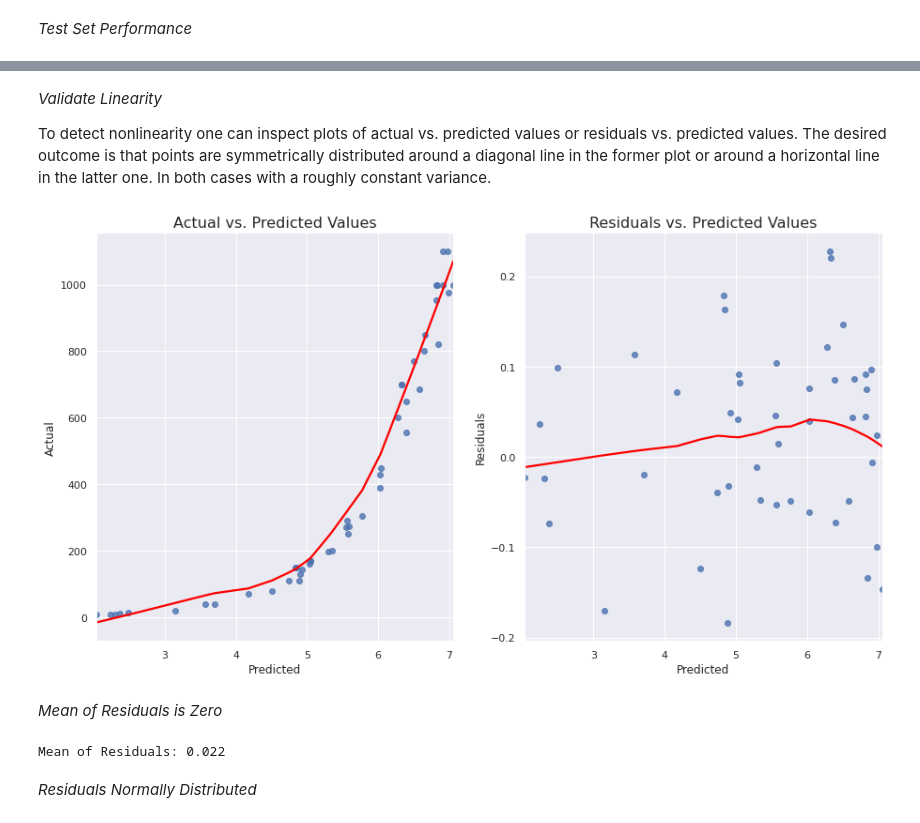
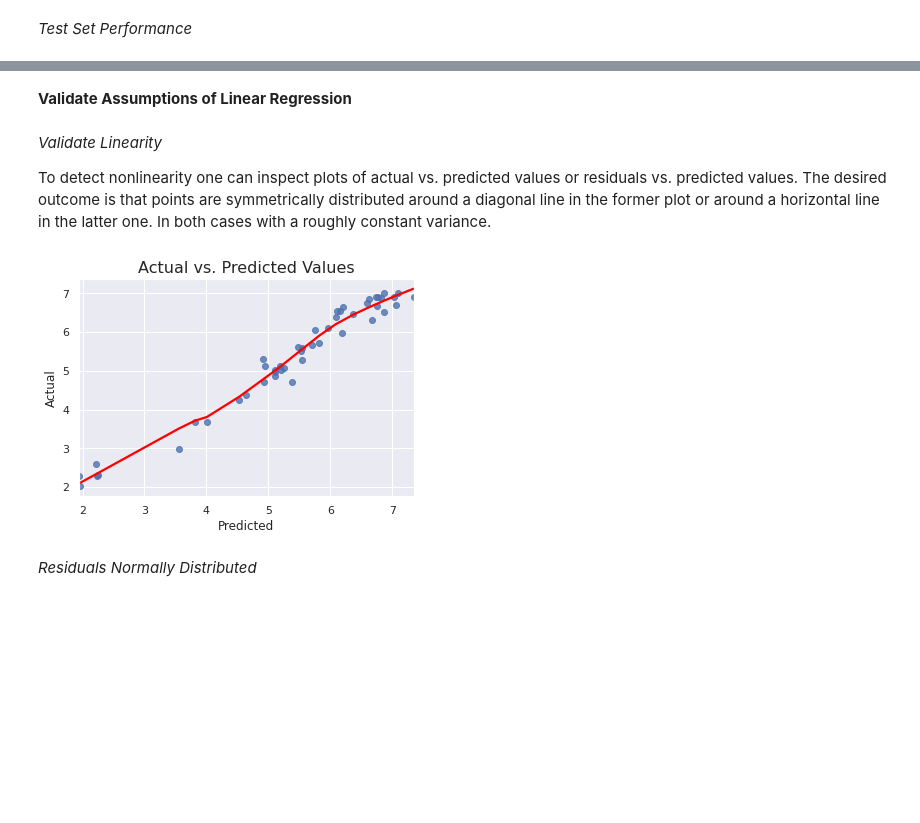
Before and after one commit to aedenj/machine-learning-explorations, a Jupyter notebook: fish-market-species/model.ipynb, the cells around one changed output, grey strips where cells are left out. Saved outputs shown, nothing was run; the diff lists cells and outputs as text; code cells hidden in the pictures; blank space fills up the shorter version.

```diff
--- a/fish-market-species/model.ipynb
+++ b/fish-market-species/model.ipynb
@@ -350,16 +335,14 @@ The value of the Durbin-Watson test above is ~2, which is the ideal case that in
+# %% [markdown]
+**Validate Assumptions of Linear Regression**
 # %% [markdown]
 *Validate Linearity*
 
 To detect nonlinearity one can inspect plots of actual vs. predicted values or residuals vs. predicted values. The desired outcome is that points are symmetrically distributed around a diagonal line in the former plot or around a horizontal line in the latter one. In both cases with a roughly constant variance.
-# %%
-plot_linearity_checks(y_pred, y_test, np.log(y_test) - y_pred);
-# %% [output]
-[figure, removed]
-# %% [markdown]
-*Mean of Residuals is Zero*
-# %%
-print('Mean of Residuals: %.3f' % np.mean(np.log(y_test) - y_pred))
-# %% [output]
-Mean of Residuals: 0.022
+# %%
+ax = sns.regplot(x=y_pred, y=y_test_log, lowess=True, line_kws={'color': 'red'})
+ax.set_title('Actual vs. Predicted Values', fontsize=16)
+ax.set(xlabel='Predicted', ylabel='Actual');
+# %% [output]
+[figure, added]
 # %% [markdown]
 *Residuals Normally Distributed*
```
Also changed, not shown: parts of 52 cells of this notebook.
